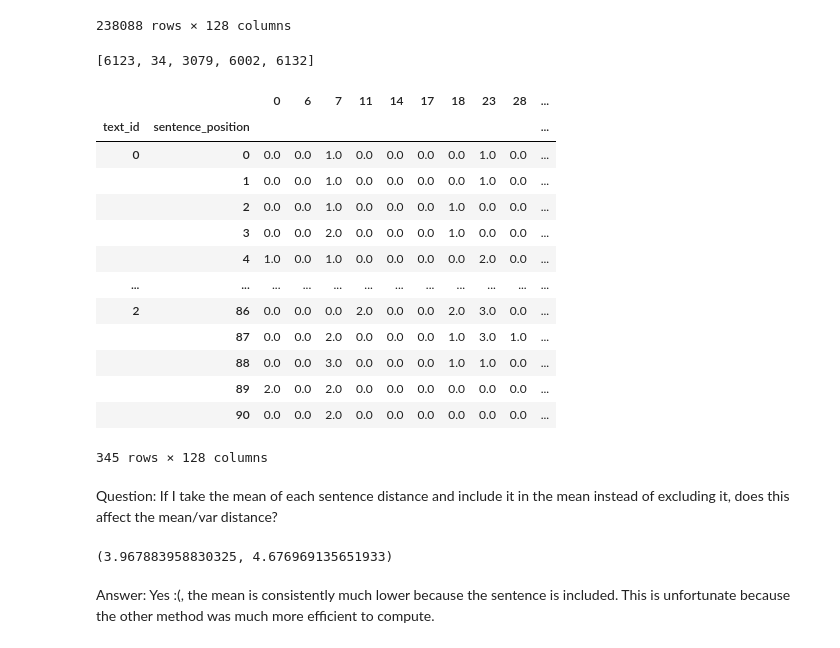
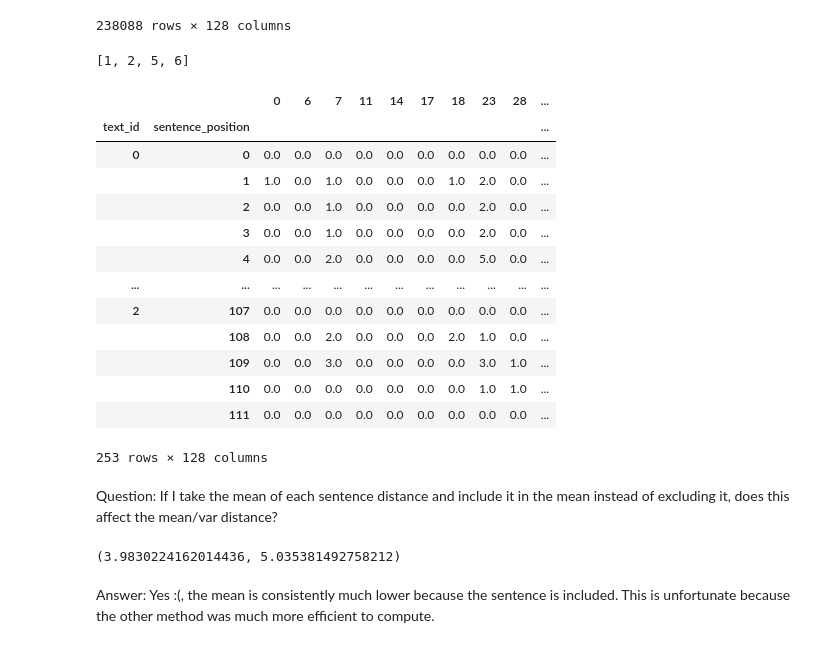
Before and after one commit to EngineeringForever2018/Senior-Project, a Jupyter notebook: notebooks/develop/2021-04-14-gc-hd-pos2gram_testing.ipynb, the cells around one changed output. Drawn from its saved outputs; the diff is of its cells as text; code cells hidden in the pictures.

```diff
--- a/notebooks/develop/2021-04-14-gc-hd-pos2gram_testing.ipynb
+++ b/notebooks/develop/2021-04-14-gc-hd-pos2gram_testing.ipynb
@@ -79,32 +120,34 @@ filtered_train
 authors = filtered_train.index.get_level_values("author")
 author_set = list(set(authors))
 
-experiment_authors = random.sample(author_set, 5)
+# experiment_authors = random.sample(author_set, 5)
+experiment_authors = [1, 2, 5, 6]
 
 experiment_authors
 # %% [output]
-[6123, 34, 3079, 6002, 6132]
+[1, 2, 5, 6]
 # %%
-chosen_author = experiment_authors[1]
+# chosen_author = experiment_authors[5]
+chosen_author = 6
 
 chosen_author_sentences = filtered_train.loc[chosen_author]
 
 chosen_author_sentences
 # %% [output]
 |  |  | 0 | 6 | 7 | 11 | 14 | 17 | 18 | 23 | 28 | ... |
 | text_id | sentence_position |  |  |  |  |  |  |  |  |  | ... |
-| 0 | 0 | 0.0 | 0.0 | 1.0 | 0.0 | 0.0 | 0.0 | 0.0 | 1.0 | 0.0 | ... |
-|  | 1 | 0.0 | 0.0 | 1.0 | 0.0 | 0.0 | 0.0 | 0.0 | 1.0 | 0.0 | ... |
-|  | 2 | 0.0 | 0.0 | 1.0 | 0.0 | 0.0 | 0.0 | 1.0 | 0.0 | 0.0 | ... |
-|  | 3 | 0.0 | 0.0 | 2.0 | 0.0 | 0.0 | 0.0 | 1.0 | 0.0 | 0.0 | ... |
-|  | 4 | 1.0 | 0.0 | 1.0 | 0.0 | 0.0 | 0.0 | 0.0 | 2.0 | 0.0 | ... |
+| 0 | 0 | 0.0 | 0.0 | 0.0 | 0.0 | 0.0 | 0.0 | 0.0 | 0.0 | 0.0 | ... |
+|  | 1 | 1.0 | 0.0 | 1.0 | 0.0 | 0.0 | 0.0 | 1.0 | 2.0 | 0.0 | ... |
+|  | 2 | 0.0 | 0.0 | 1.0 | 0.0 | 0.0 | 0.0 | 0.0 | 2.0 | 0.0 | ... |
+|  | 3 | 0.0 | 0.0 | 1.0 | 0.0 | 0.0 | 0.0 | 0.0 | 2.0 | 0.0 | ... |
+|  | 4 | 0.0 | 0.0 | 2.0 | 0.0 | 0.0 | 0.0 | 0.0 | 5.0 | 0.0 | ... |
 | ... | ... | ... | ... | ... | ... | ... | ... | ... | ... | ... | ... |
-| 2 | 86 | 0.0 | 0.0 | 0.0 | 2.0 | 0.0 | 0.0 | 2.0 | 3.0 | 0.0 | ... |
-|  | 87 | 0.0 | 0.0 | 2.0 | 0.0 | 0.0 | 0.0 | 1.0 | 3.0 | 1.0 | ... |
-|  | 88 | 0.0 | 0.0 | 3.0 | 0.0 | 0.0 | 0.0 | 1.0 | 1.0 | 0.0 | ... |
-|  | 89 | 2.0 | 0.0 | 2.0 | 0.0 | 0.0 | 0.0 | 0.0 | 0.0 | 0.0 | ... |
-|  | 90 | 0.0 | 0.0 | 2.0 | 0.0 | 0.0 | 0.0 | 0.0 | 0.0 | 0.0 | ... |
+| 2 | 107 | 0.0 | 0.0 | 0.0 | 0.0 | 0.0 | 0.0 | 0.0 | 0.0 | 0.0 | ... |
+|  | 108 | 0.0 | 0.0 | 2.0 | 0.0 | 0.0 | 0.0 | 2.0 | 1.0 | 0.0 | ... |
+|  | 109 | 0.0 | 0.0 | 3.0 | 0.0 | 0.0 | 0.0 | 0.0 | 3.0 | 1.0 | ... |
+|  | 110 | 0.0 | 0.0 | 0.0 | 0.0 | 0.0 | 0.0 | 0.0 | 1.0 | 1.0 | ... |
+|  | 111 | 0.0 | 0.0 | 0.0 | 0.0 | 0.0 | 0.0 | 0.0 | 0.0 | 0.0 | ... |
-345 rows × 128 columns
+253 rows × 128 columns
 # %% [markdown]
 Question: If I take the mean of each sentence distance and include it in the mean instead of excluding it, does this affect the mean/var distance?
 # %%
@@ -130,7 +173,7 @@ excluded_sentence_distances_var = excluded_sentence_distances.var()
 
 included_sentences_distances_mean, excluded_sentence_distances_mean
 # %% [output]
-(3.967883958830325, 4.676969135651933)
+(3.9830224162014436, 5.035381492758212)
 # %% [markdown]
 Answer: Yes :(, the mean is consistently much lower because the sentence is included. This is unfortunate because the other method was much more efficient to compute.
 # %%
```
Also changed, not shown: parts of 13 cells of this notebook, 32 other files.
